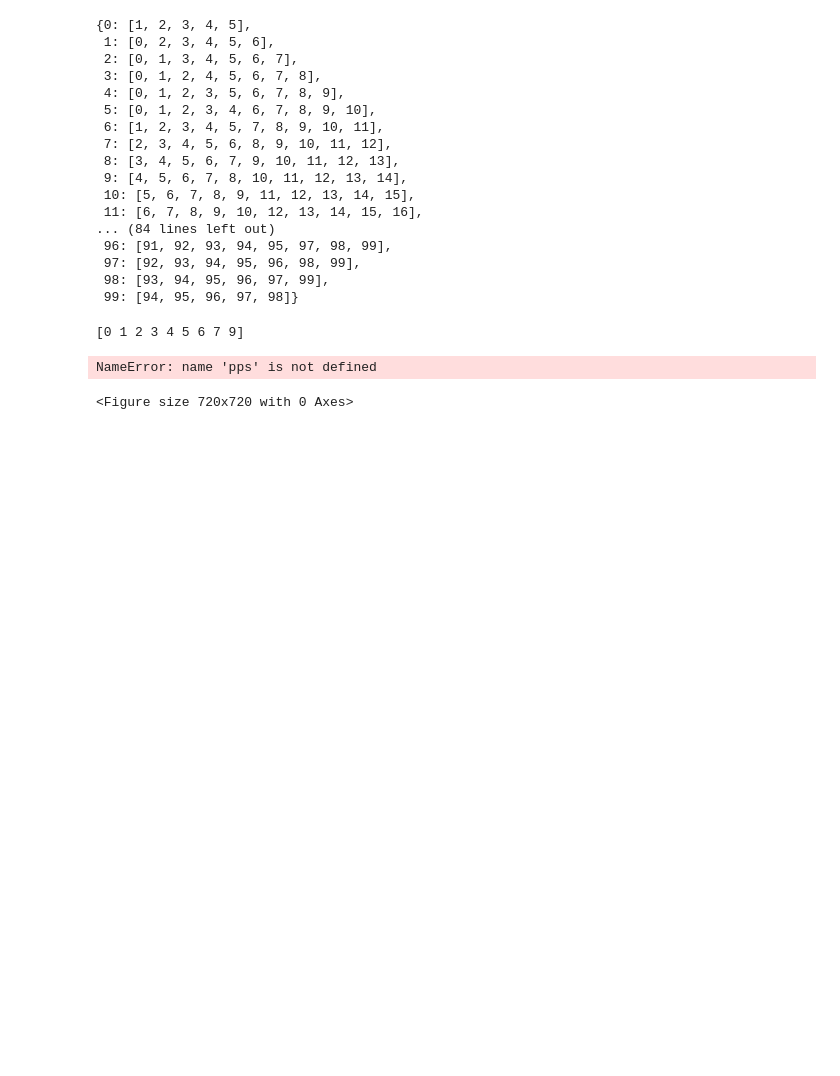
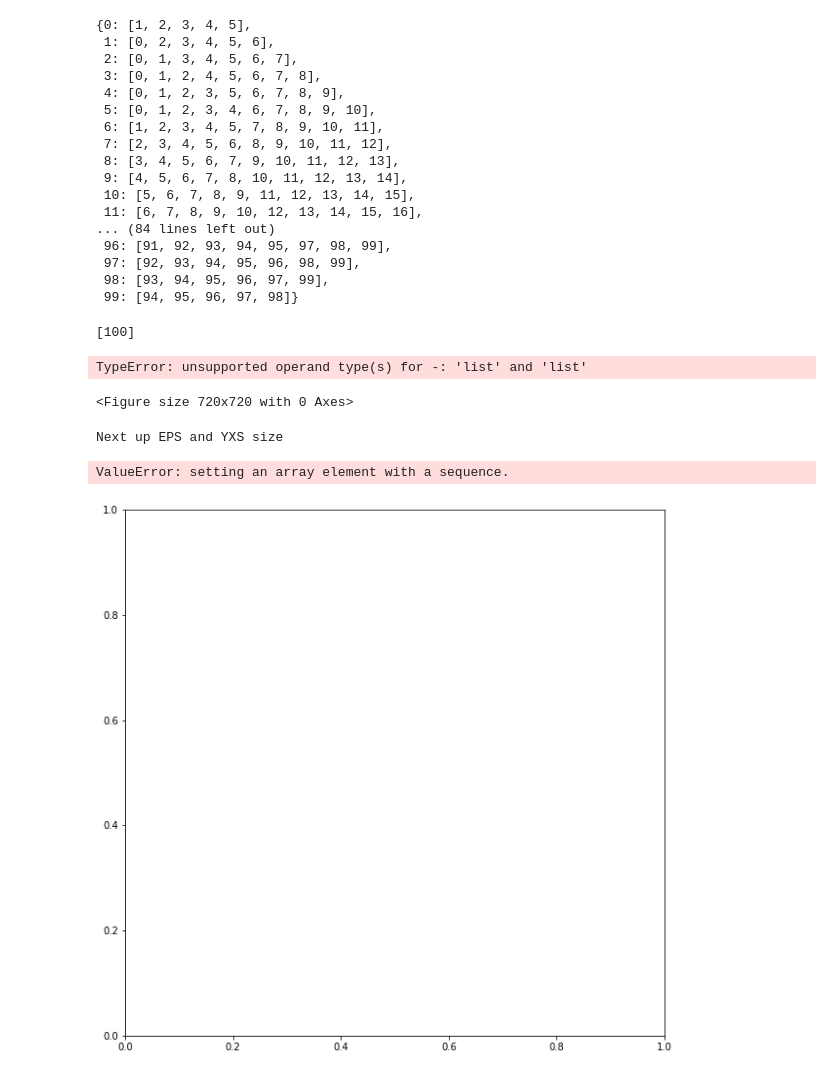
Before and after one commit to RonanJCorlessStudent/HomeworkRepo, a Jupyter notebook: DA Topology HW 1.ipynb, the cells around one changed output. Saved outputs shown, nothing was run; the diff lists cells and outputs as text; code cells hidden in the pictures; blank space fills up the shorter version.

```diff
--- a/DA Topology HW 1.ipynb
+++ b/DA Topology HW 1.ipynb
@@ -332,6 +345,32 @@ def question2func(distsss):
-# %%
-question2func(dists)
-# %% [output]
-[0 1 2 3 4 5 6 7 9]
-NameError: name 'pps' is not defined
-<Figure size 720x720 with 0 Axes>
+# %%
+question2func(points_ex,0,9,10)
+# %% [output]
+[100]
+TypeError: unsupported operand type(s) for -: 'list' and 'list'
+<Figure size 720x720 with 0 Axes>
+# %%
+def question2func(points, estart,estop,esteps):
+    ""
+    plt.figure(figsize=(10,10))
+    eps = 3#np.linspace(estart,estop,esteps)
+    yxs = []
+    for j in range(len(distancer(points))):
+        a = len(simplices(grapher(distancer(points),3),j))
+        yxs.append(a)
+    listEven = yxs[::2]
+    listOdd = yxs[1::2]
+    zipped = zip(listEven, listOdd)
+    sumup = [x-y for (x,y) in zipped]
+    yxs.append(sumup)
+    print("Next up EPS and YXS size")
+    eps
+    len(yxs)
+
+
+    return plt.plot([1,2,3],yxs)
+# %%
+question2func(([1,1,1,1],[2,2,2,2]), 1, 1, 1)
+# %% [output]
+Next up EPS and YXS size
+ValueError: setting an array element with a sequence.
+[figure, added]
```
Also changed, not shown: parts of 1 cell of this notebook.
